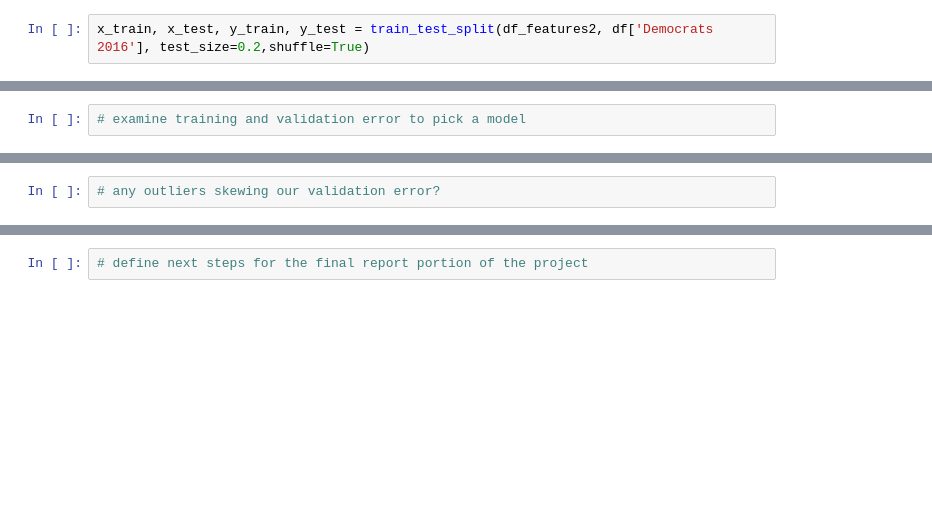
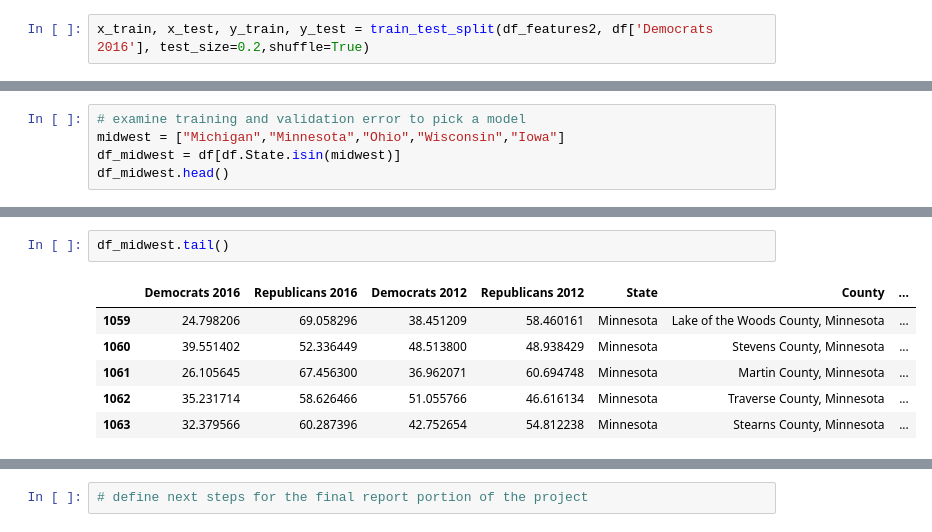
Before and after one commit to eweed001/ORIE-4741-Project, a Jupyter notebook: Model Construction.ipynb, the cells around one changed output, grey strips where cells are left out. Cells and saved outputs as stored; diff of their text form; blank space fills up the shorter version.

```diff
--- a/Model Construction.ipynb
+++ b/Model Construction.ipynb
@@ -151,2 +237,5 @@ mean_squared_error(y_test,predictions)
 # %%
 # examine training and validation error to pick a model
+midwest = ["Michigan","Minnesota","Ohio","Wisconsin","Iowa"]
+df_midwest = df[df.State.isin(midwest)]
+df_midwest.head()
@@ -153,2 +249,9 @@ mean_squared_error(y_test,predictions)
-# %%
-# any outliers skewing our validation error?
+# %%
+df_midwest.tail()
+# %% [output]
+|  | Democrats 2016 | Republicans 2016 | Democrats 2012 | Republicans 2012 | State | County | ... |
+| 1059 | 24.798206 | 69.058296 | 38.451209 | 58.460161 | Minnesota | Lake of the Woods County, Minnesota | ... |
+| 1060 | 39.551402 | 52.336449 | 48.513800 | 48.938429 | Minnesota | Stevens County, Minnesota | ... |
+| 1061 | 26.105645 | 67.456300 | 36.962071 | 60.694748 | Minnesota | Martin County, Minnesota | ... |
+| 1062 | 35.231714 | 58.626466 | 51.055766 | 46.616134 | Minnesota | Traverse County, Minnesota | ... |
+| 1063 | 32.379566 | 60.287396 | 42.752654 | 54.812238 | Minnesota | Stearns County, Minnesota | ... |
```
Also changed, not shown: parts of 46 cells of this notebook.
